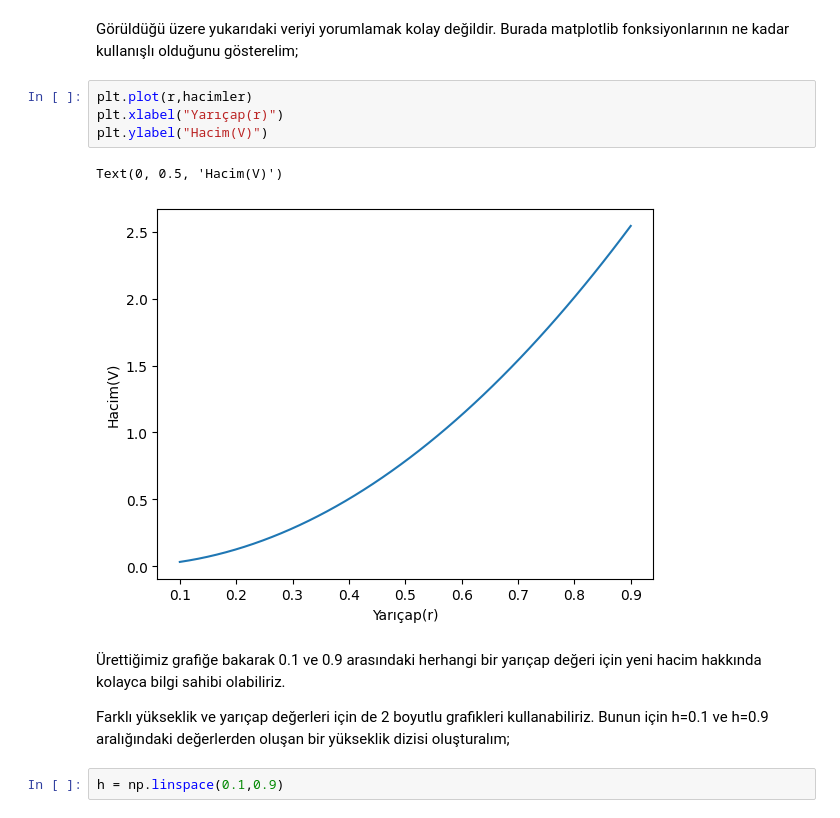
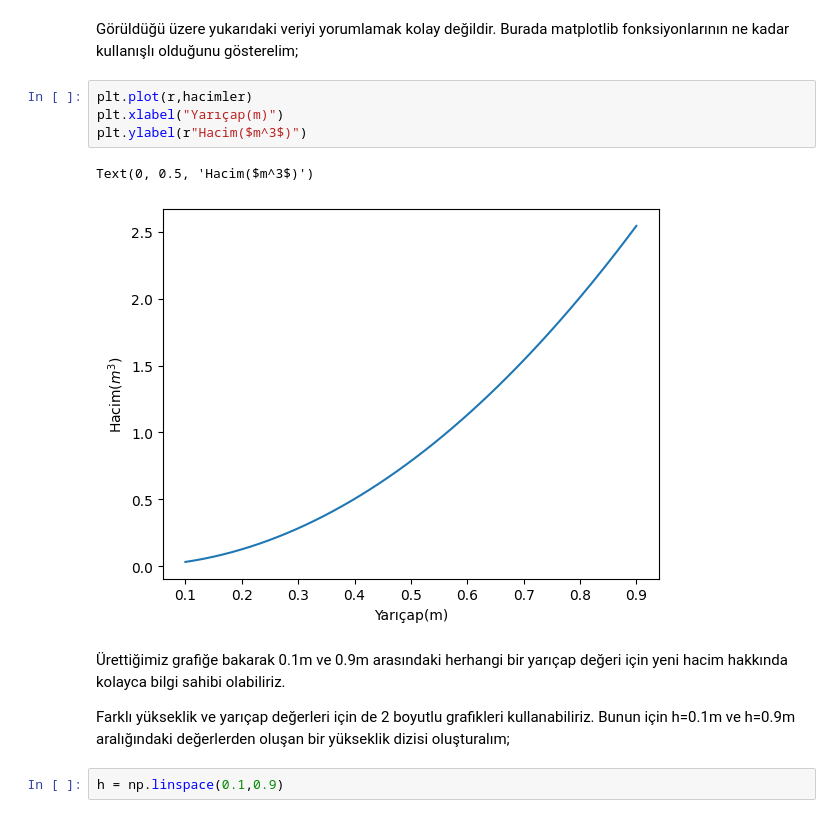
Before and after one commit to seatemelleri/SEA-Temelleri, a Jupyter notebook: Dersler/2_PythonGiris.ipynb, the cells around one changed output. Cells and saved outputs as stored; diff of their text form.

```diff
--- a/Dersler/2_PythonGiris.ipynb
+++ b/Dersler/2_PythonGiris.ipynb
@@ -172,15 +172,15 @@ print(hacimler)
 Görüldüğü üzere yukarıdaki veriyi yorumlamak kolay değildir. Burada matplotlib fonksiyonlarının ne kadar kullanışlı olduğunu gösterelim;
 # %%
 plt.plot(r,hacimler)
-plt.xlabel("Yarıçap(r)")
-plt.ylabel("Hacim(V)")
+plt.xlabel("Yarıçap(m)")
+plt.ylabel(r"Hacim($m^3$)")
 # %% [output]
-Text(0, 0.5, 'Hacim(V)')
+Text(0, 0.5, 'Hacim($m^3$)')
-[figure, old version]
+[figure, new version]
 # %% [markdown]
-Ürettiğimiz grafiğe bakarak 0.1 ve 0.9 arasındaki herhangi bir yarıçap değeri için yeni hacim hakkında kolayca bilgi sahibi olabiliriz.
+Ürettiğimiz grafiğe bakarak 0.1m ve 0.9m arasındaki herhangi bir yarıçap değeri için yeni hacim hakkında kolayca bilgi sahibi olabiliriz.
 
-Farklı yükseklik ve yarıçap değerleri için de 2 boyutlu grafikleri kullanabiliriz. Bunun için h=0.1 ve h=0.9 aralığındaki değerlerden oluşan bir yükseklik dizisi oluşturalım;
+Farklı yükseklik ve yarıçap değerleri için de 2 boyutlu grafikleri kullanabiliriz. Bunun için h=0.1m ve h=0.9m aralığındaki değerlerden oluşan bir yükseklik dizisi oluşturalım;
 # %%
 h = np.linspace(0.1,0.9)
 # %% [markdown]
```
Also changed, not shown: parts of 6 cells of this notebook.
